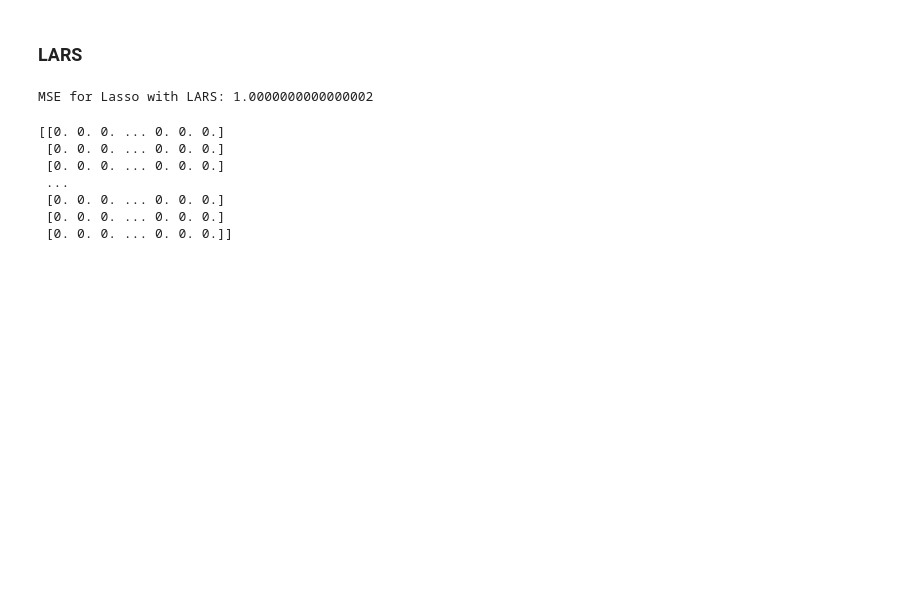
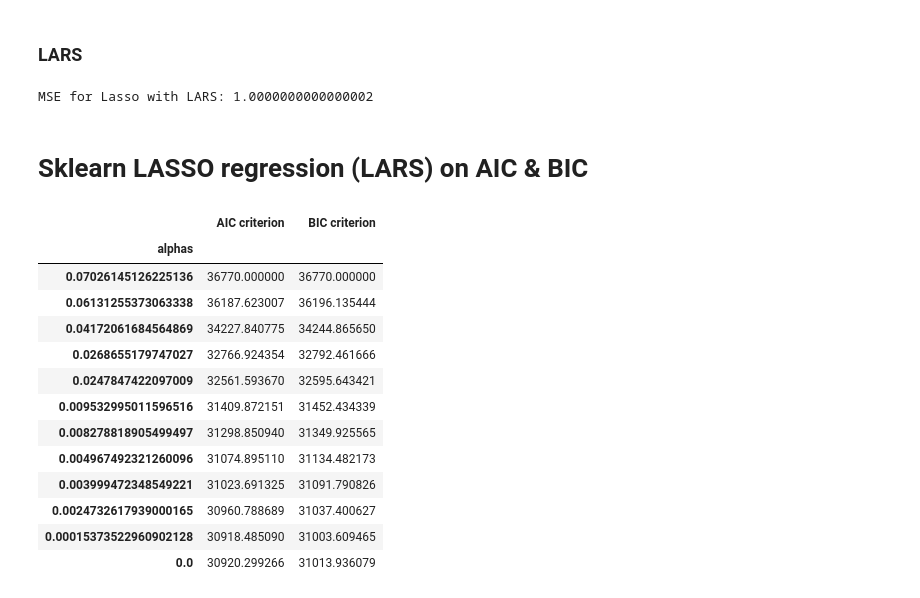
Before and after one commit to HCEhlers/02582_MLComp, a Jupyter notebook: Case1.ipynb, the cells around one changed output. Drawn from its saved outputs; the diff is of its cells as text; code cells hidden in the pictures; blank space fills up the shorter version.

```diff
--- a/Case1.ipynb
+++ b/Case1.ipynb
@@ -396,13 +434,45 @@ for j in range(len(K)):
 print('MSE for Lasso with LARS: {}'.format(np.mean(((y_lars_std-Yhat)**2))))
 # %% [output]
 MSE for Lasso with LARS: 1.0000000000000002
-# %%
-print(Betas)
-# %% [output]
-[[0. 0. 0. ... 0. 0. 0.]
- [0. 0. 0. ... 0. 0. 0.]
- [0. 0. 0. ... 0. 0. 0.]
- ...
- [0. 0. 0. ... 0. 0. 0.]
- [0. 0. 0. ... 0. 0. 0.]
- [0. 0. 0. ... 0. 0. 0.]]
+# %% [markdown]
+# Sklearn LASSO regression (LARS) on AIC & BIC
+# %%
+start_time = time.time()
+lasso_lars_ic = make_pipeline(
+    StandardScaler(), LassoLarsIC(criterion="aic", normalize=False)
+).fit(X_lars, y_lars)
+fit_time = time.time() - start_time
+# %%
+results = pd.DataFrame(
+    {
+        "alphas": lasso_lars_ic[-1].alphas_,
+        "AIC criterion": lasso_lars_ic[-1].criterion_,
+    }
+).set_index("alphas")
+alpha_aic = lasso_lars_ic[-1].alpha_
+# %%
+lasso_lars_ic.set_params(lassolarsic__criterion="bic").fit(X_lars, y_lars)
+results["BIC criterion"] = lasso_lars_ic[-1].criterion_
+alpha_bic = lasso_lars_ic[-1].alpha_
+# %%
+def highlight_min(x):
+    x_min = x.min()
+    return ["font-weight: bold" if v == x_min else "" for v in x]
+
+
+results.style.apply(highlight_min)
+# %% [output]
+|  | AIC criterion | BIC criterion |
+| alphas |  |  |
+| 0.07026145126225136 | 36770.000000 | 36770.000000 |
+| 0.06131255373063338 | 36187.623007 | 36196.135444 |
+| 0.04172061684564869 | 34227.840775 | 34244.865650 |
+| 0.0268655179747027 | 32766.924354 | 32792.461666 |
+| 0.0247847422097009 | 32561.593670 | 32595.643421 |
+| 0.009532995011596516 | 31409.872151 | 31452.434339 |
+| 0.008278818905499497 | 31298.850940 | 31349.925565 |
+| 0.004967492321260096 | 31074.895110 | 31134.482173 |
+| 0.003999472348549221 | 31023.691325 | 31091.790826 |
+| 0.0024732617939000165 | 30960.788689 | 31037.400627 |
+| 0.00015373522960902128 | 30918.485090 | 31003.609465 |
+| 0.0 | 30920.299266 | 31013.936079 |
```
Also changed, not shown: parts of 3 cells of this notebook, 5 other files.
